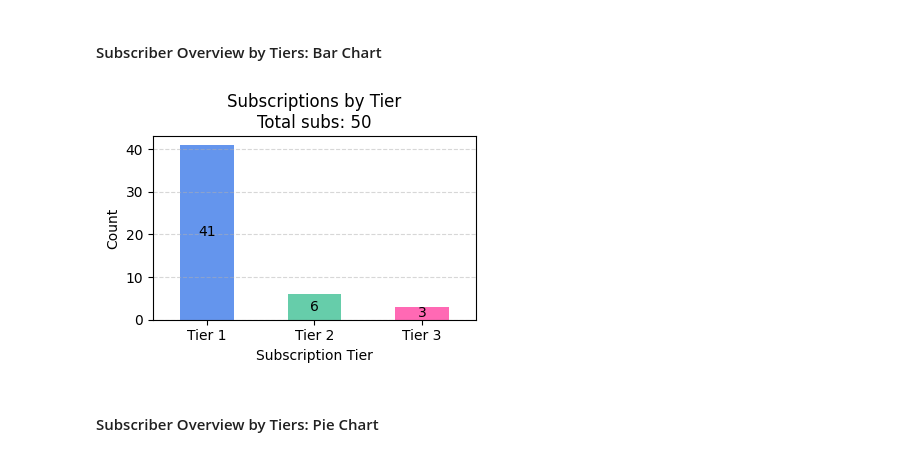
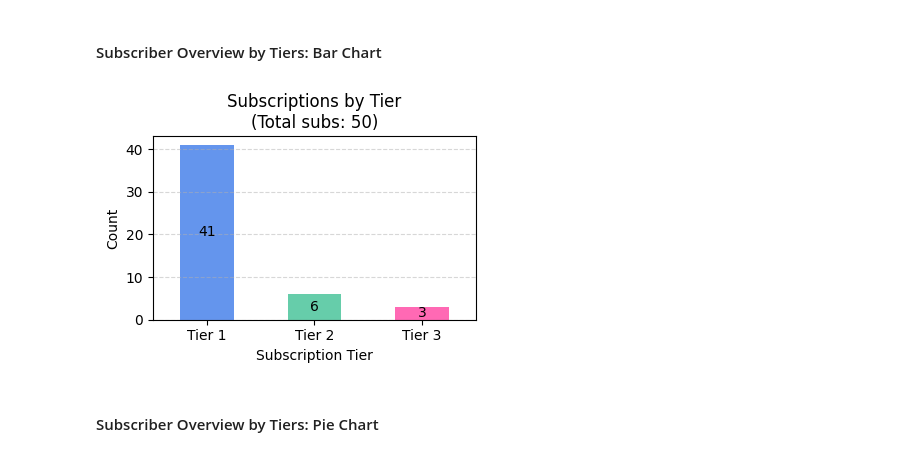
Before and after one commit to KTuzar/twitch_subs, a Jupyter notebook: twitch_subs.ipynb, the cells around one changed output. Cells and saved outputs as stored; diff of their text form; code cells hidden in the pictures.

```diff
--- a/twitch_subs.ipynb
+++ b/twitch_subs.ipynb
@@ -104,20 +123,21 @@ plt.show()
 # %%
 tiers = data['Current Tier'].value_counts()
 tiers
 
 plt.figure(figsize=(4,3))
 ax = tiers.plot(kind='bar', color=['cornflowerblue', 'mediumaquamarine', 'hotpink'])
 ax.bar_label(ax.containers[0], fontsize=10, color='black', label_type='center')
-plt.title(f'Subscriptions by Tier\nTotal subs: {subcount}')
+plt.title(f'Subscriptions by Tier\n(Total subs: {subcount})')
 plt.xlabel('Subscription Tier')
 plt.ylabel('Count')
 plt.xticks(rotation=0)
 plt.grid(axis='y', linestyle='--', alpha=0.5)
 
 plt.tight_layout()
+plt.savefig('subscription_tiers_bar.png')
 plt.show()
 # %% [output]
-[figure, old version]
+[figure, new version]
 # %% [markdown]
 #### Subscriber Overview by Tiers: Pie Chart
 # %%
```
Also changed, not shown: parts of 10 cells of this notebook.
